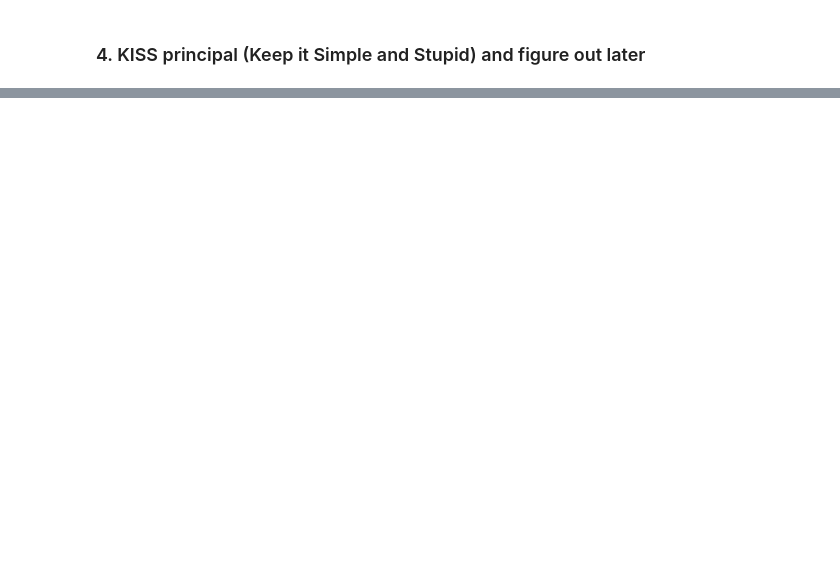
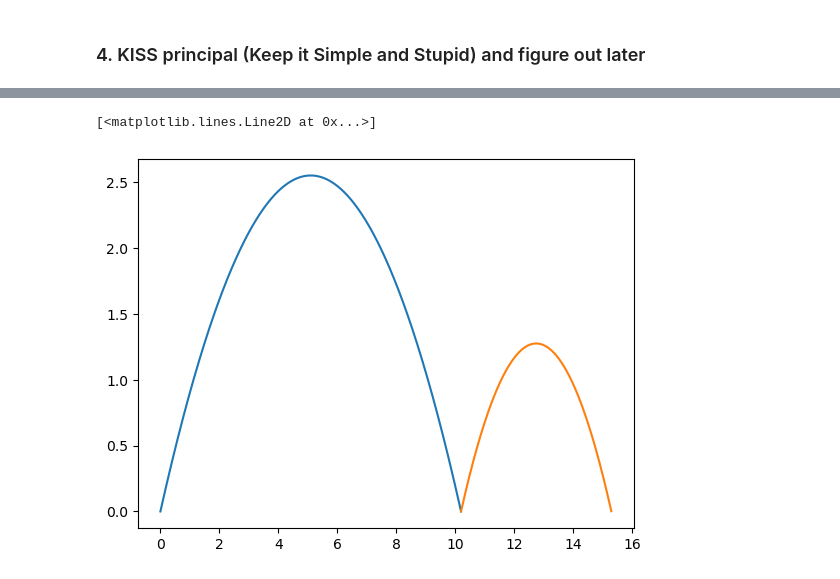
Before and after one commit to Asish7327/teaching_504M_jan26, a Jupyter notebook: class07_workout.ipynb, the cells around one changed output, grey strips where cells are left out. Cells and saved outputs as stored; diff of their text form; code cells hidden in the pictures; blank space fills up the shorter version.

```diff
--- a/class07_workout.ipynb
+++ b/class07_workout.ipynb
@@ -41,0 +135,11 @@ def addition(your_list):
+# %%
+v = 10 #m/s
+theta = 45 # degrees
+theta_rad = theta*np.pi/180
+# %%
+vx = v* np.sin(theta_rad)
+vy = v* np.cos(theta_rad)
+t = np.arange(0, 2*vy/9.8, 0.001)
+x = vx*t
+y = vy*t - 0.5*9.8*t**2
+print(x[-1])
@@ -41,0 +153,13 @@ def addition(your_list):
+# %%
+v2 = v/np.sqrt(2)
+vx = v2* np.sin(theta_rad)
+vy = v2* np.cos(theta_rad)
+t = np.arange(0, 2*vy/9.8, 0.001)
+x2 = vx*t
+y2 = vy*t - 0.5*9.8*t**2
+# %%
+plt.plot(x, y)
+plt.plot(x2 + x[-1], y2)
+# %% [output]
+[<matplotlib.lines.Line2D at 0x...>]
+[figure, added]
```
Also changed, not shown: parts of 19 cells of this notebook.
